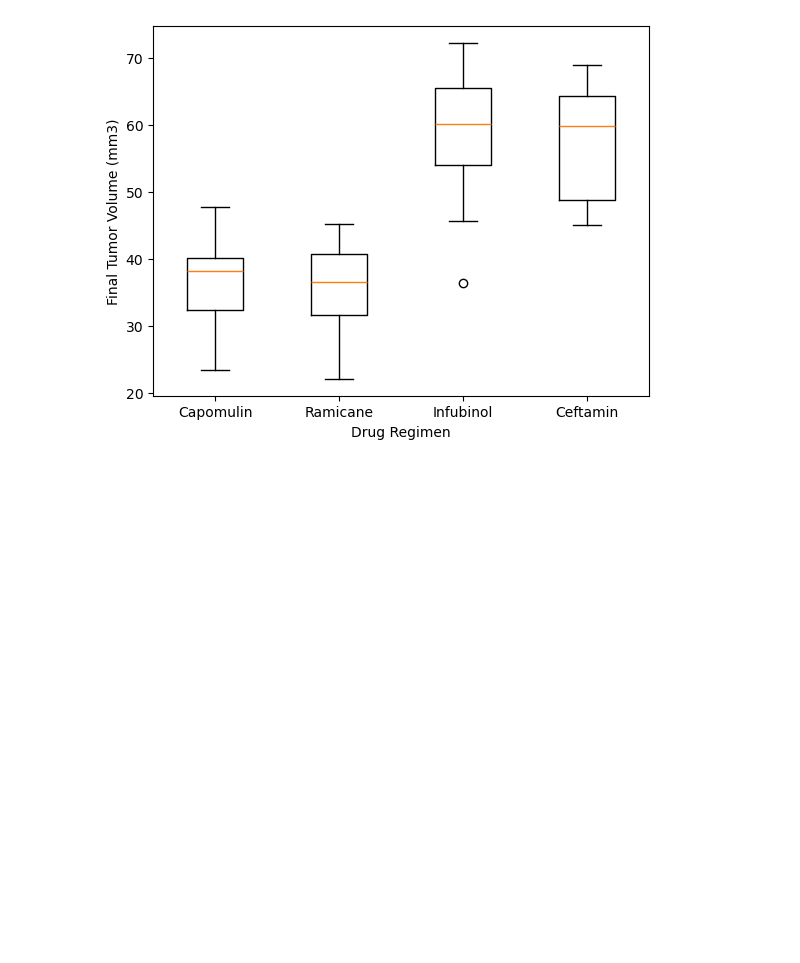
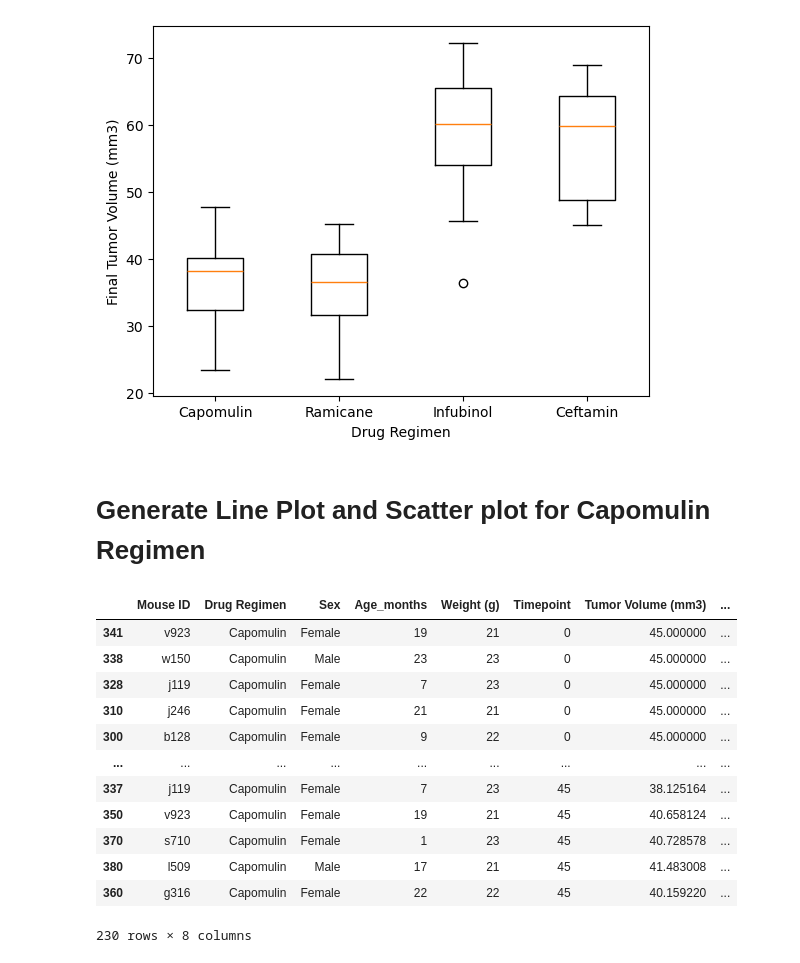
Before and after one commit to jyeags45/Module_5_assignement, a Jupyter notebook: Mice Data.ipynb, the cells around one changed output. Drawn from its saved outputs; the diff is of its cells as text; code cells hidden in the pictures; blank space fills up the shorter version.

```diff
--- a/Mice Data.ipynb
+++ b/Mice Data.ipynb
@@ -314,3 +314,25 @@ ax1.boxplot(list_final_tumor_volumes, labels = treatment_list, notch=False)
 plt.show()
 # %% [output]
 [figure]
+# %% [markdown]
+# Generate Line Plot and Scatter plot for Capomulin Regimen
+# %%
+# find all mice that take capomulin
+capomulin_mouse = df_cleaned_data.loc[df_cleaned_data["Drug Regimen"] == "Capomulin"]
+# %%
+# display df to choose a mouse, s185
+capomulin_mouse
+# %% [output]
+|  | Mouse ID | Drug Regimen | Sex | Age_months | Weight (g) | Timepoint | Tumor Volume (mm3) | ... |
+| 341 | v923 | Capomulin | Female | 19 | 21 | 0 | 45.000000 | ... |
+| 338 | w150 | Capomulin | Male | 23 | 23 | 0 | 45.000000 | ... |
+| 328 | j119 | Capomulin | Female | 7 | 23 | 0 | 45.000000 | ... |
+| 310 | j246 | Capomulin | Female | 21 | 21 | 0 | 45.000000 | ... |
+| 300 | b128 | Capomulin | Female | 9 | 22 | 0 | 45.000000 | ... |
+| ... | ... | ... | ... | ... | ... | ... | ... | ... |
+| 337 | j119 | Capomulin | Female | 7 | 23 | 45 | 38.125164 | ... |
+| 350 | v923 | Capomulin | Female | 19 | 21 | 45 | 40.658124 | ... |
+| 370 | s710 | Capomulin | Female | 1 | 23 | 45 | 40.728578 | ... |
+| 380 | l509 | Capomulin | Male | 17 | 21 | 45 | 41.483008 | ... |
+| 360 | g316 | Capomulin | Female | 22 | 22 | 45 | 40.159220 | ... |
+230 rows × 8 columns
```
Also changed, not shown: parts of 6 cells of this notebook.
